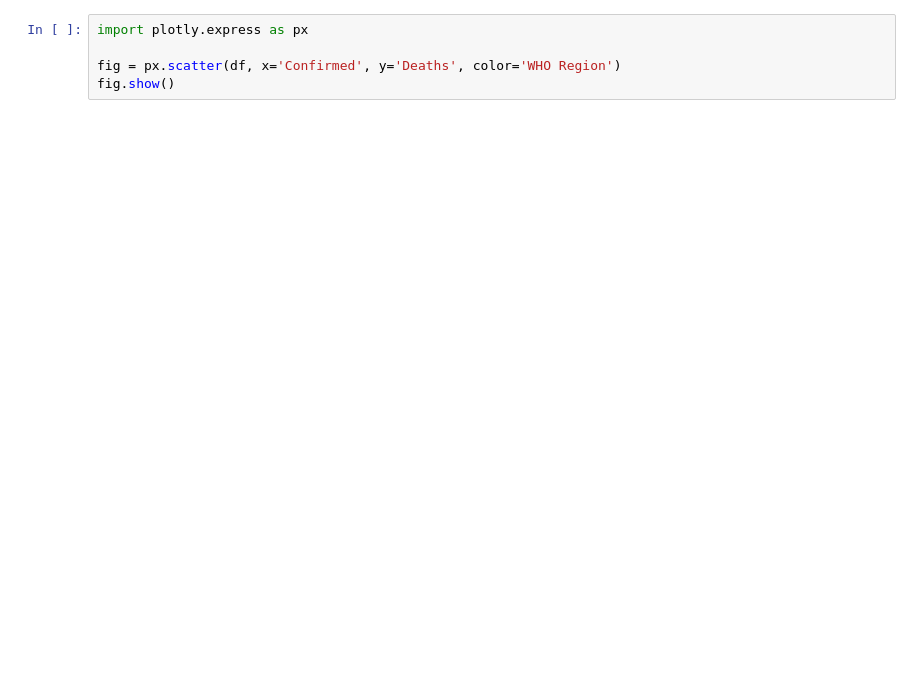
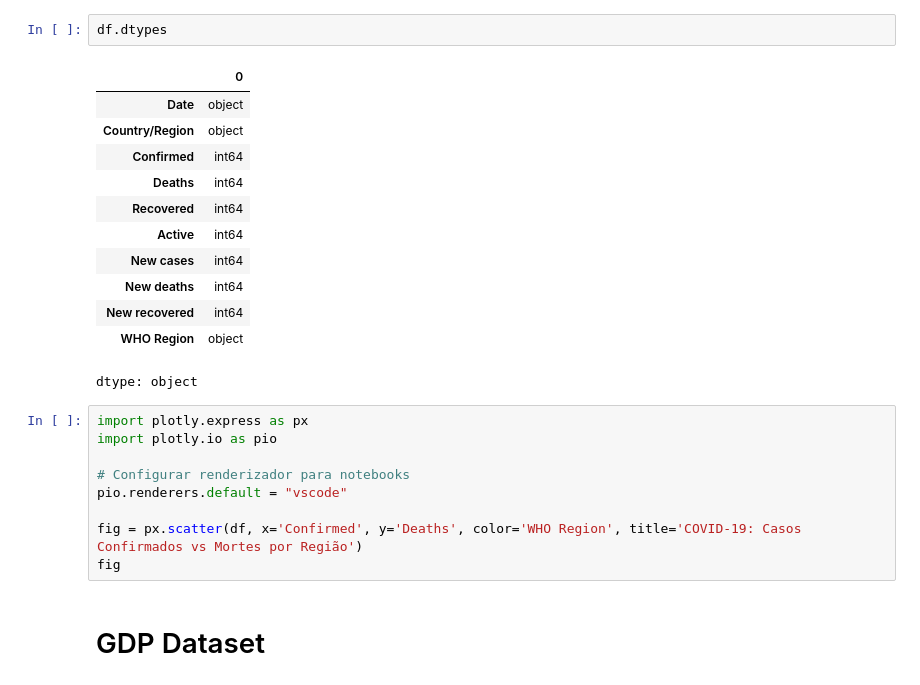
Before and after one commit to Tuco711/Projeto_VAD, a Jupyter notebook: eda.ipynb, the cells around one changed output. Cells and saved outputs as stored; diff of their text form; blank space fills up the shorter version.

```diff
--- a/eda.ipynb
+++ b/eda.ipynb
@@ -25,5 +25,26 @@ WHO Region
+# %%
+df.dtypes
+# %% [output]
+|  | 0 |
+| Date | object |
+| Country/Region | object |
+| Confirmed | int64 |
+| Deaths | int64 |
+| Recovered | int64 |
+| Active | int64 |
+| New cases | int64 |
+| New deaths | int64 |
+| New recovered | int64 |
+| WHO Region | object |
+dtype: object
 # %%
 import plotly.express as px
+import plotly.io as pio
 
-fig = px.scatter(df, x='Confirmed', y='Deaths', color='WHO Region')
-fig.show()
+# Configurar renderizador para notebooks
+pio.renderers.default = "vscode"
+
+fig = px.scatter(df, x='Confirmed', y='Deaths', color='WHO Region', title='COVID-19: Casos Confirmados vs Mortes por Região')
+fig
+# %% [markdown]
+# GDP Dataset
```
Also changed, not shown: parts of 3 cells of this notebook.
